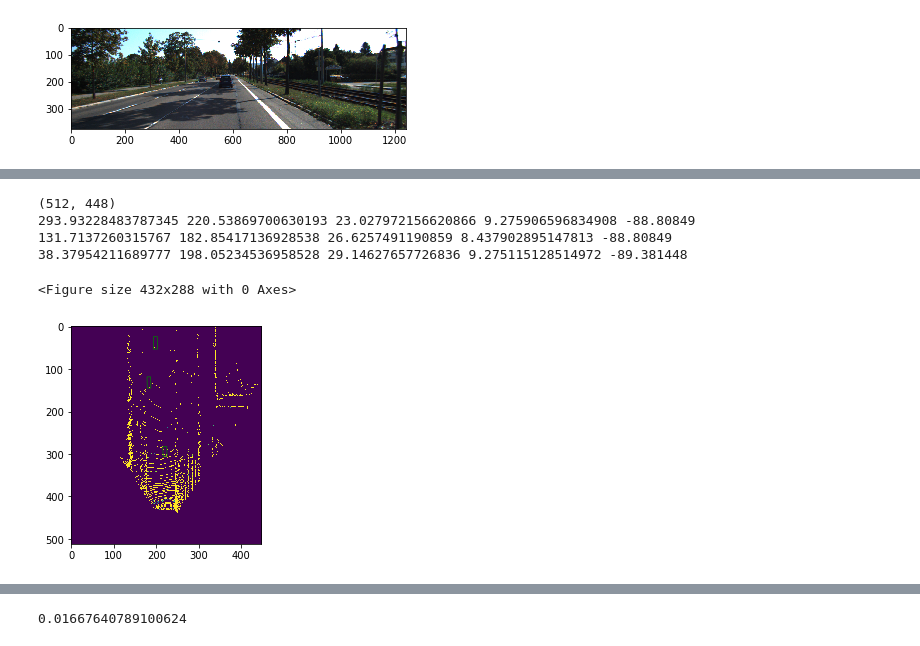
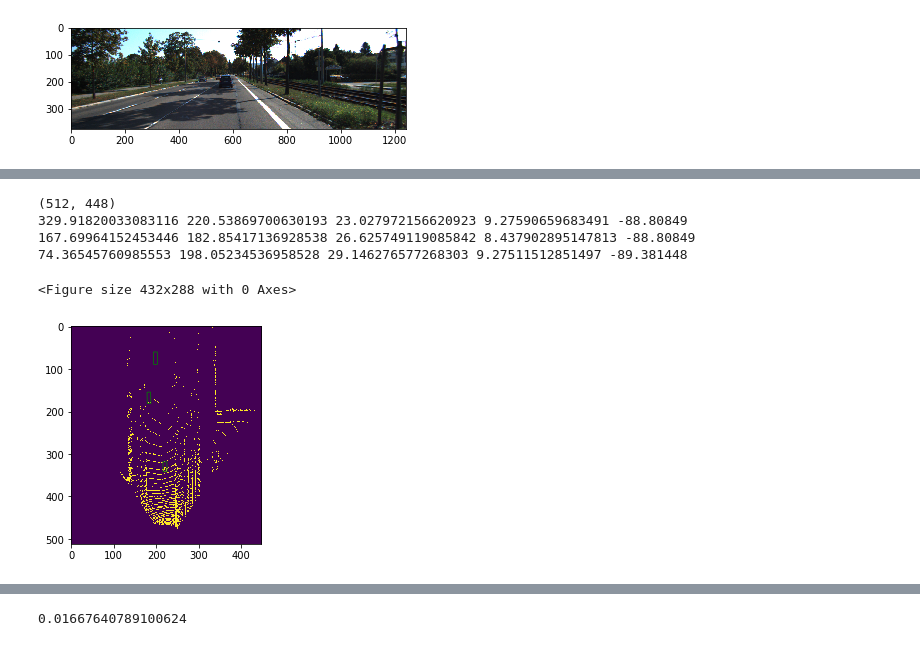
Before and after one commit to marmohamed/Multi-Modal-Fusion-For-3d-Object-Detection, a Jupyter notebook: src/Notebooks/Data Augmentation.ipynb, the cells around one changed output, grey strips where cells are left out. Cells and saved outputs as stored; diff of their text form; code cells hidden in the pictures.

```diff
--- a/src/Notebooks/Data Augmentation.ipynb
+++ b/src/Notebooks/Data Augmentation.ipynb
@@ -70,9 +70,9 @@ rot = r.as_dcm()
 rot = np.append(rot, np.array([[0,0,0]]), axis=0)
 rot = np.append(rot, np.array([[0],[0],[0],[1]]), axis=1)
 
-tr_x = 5
+tr_x = 0
 tr_y = 0
-tr_z = 0
+tr_z = -1
 tr = np.array([[tr_x], [tr_y], [tr_z], [0]])
 
 sc_x = 1
@@ -150,6 +100,10 @@ all_data, label, Tr_velo_to_cam, R0_rect, P3, directions = read_label(rot, tr, s
                                                          ang=ang, translate_x=translate_x,
                                               translate_y=translate_y, translate_z=translate_z, fliplr=fliplr)
 
+tr_x = 0
+tr_y = 0
+tr_z *=-1
+tr = np.array([[tr_x], [tr_y], [tr_z], [0]])
 lidar_image = velo_points_bev(rot, tr, sc, base_path + '/data_object_velodyne/training/velodyne/'+ current_file + '.bin',
                               base_path + '/data_object_calib/training/calib/'+ current_file + '.txt',
                            size=(512, 448, 40), img_height=375, img_width=1242, ang=ang, translate_x=translate_x,
@@ -164,41 +118,39 @@ plt.clf()
 fig,ax = plt.subplots(1)
 
 # Display the image
-img = np.clip(np.mean(lidar_image[:, :, 15:], 2), 0, 1)
+img = np.clip(np.mean(lidar_image[:, :, 20:], 2), 0, 1)
 # img = np.fliplr(img)
 ax.imshow(img)
 
 print(img.shape)
 for i in range(0, len(label)):
     w = label[i][3]
     h = label[i][4]
     x = label[i][0]
     y = label[i][1]
-#     x = img.shape[0] - label[i][0]
-#     y = img.shape[1] - label[i][1]
+
     c = 'g'
     if directions[i] >= 1.:
         c = 'b'
-#     plt.scatter(y, x, s=10, c=c)
     polygon = convert5Pointto8Point(y, x, w, h, -label[i][6]*57.2958)
     xs = polygon[0::2]
     ys = polygon[1::2]
     l = []
     for j in range(4):
         l.append([xs[j], ys[j]])
     rect = patches.Polygon(l,linewidth=0.75,edgecolor='g',facecolor='none')
     ax.add_patch(rect)
     print(x, y, w, h, -label[i][6]*57.2958)
 
 print()
 
 
 plt.show()
 # %% [output]
 (512, 448)
-293.93228483787345 220.53869700630193 23.027972156620866 9.275906596834908 -88.80849
-131.7137260315767 182.85417136928538 26.6257491190859 8.437902895147813 -88.80849
-38.37954211689777 198.05234536958528 29.14627657726836 9.275115128514972 -89.381448
+329.91820033083116 220.53869700630193 23.027972156620923 9.27590659683491 -88.80849
+167.69964152453446 182.85417136928538 26.625749119085842 8.437902895147813 -88.80849
+74.36545760985553 198.05234536958528 29.146276577268303 9.27511512851497 -89.381448
 <Figure size 432x288 with 0 Axes>
-[figure, old version]
+[figure, new version]
 # %%
```
Also changed, not shown: parts of 6 cells of this notebook, 1 other file.
